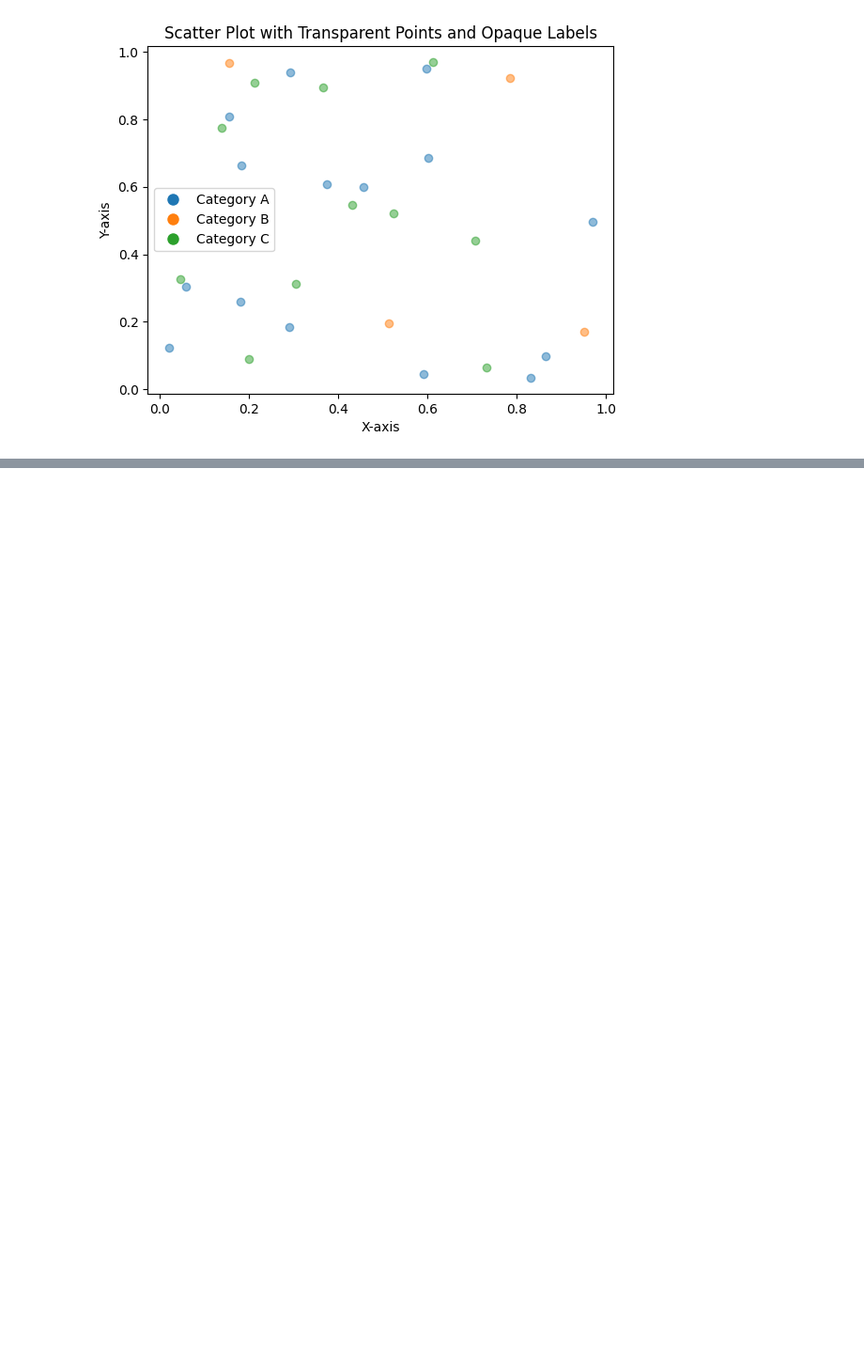
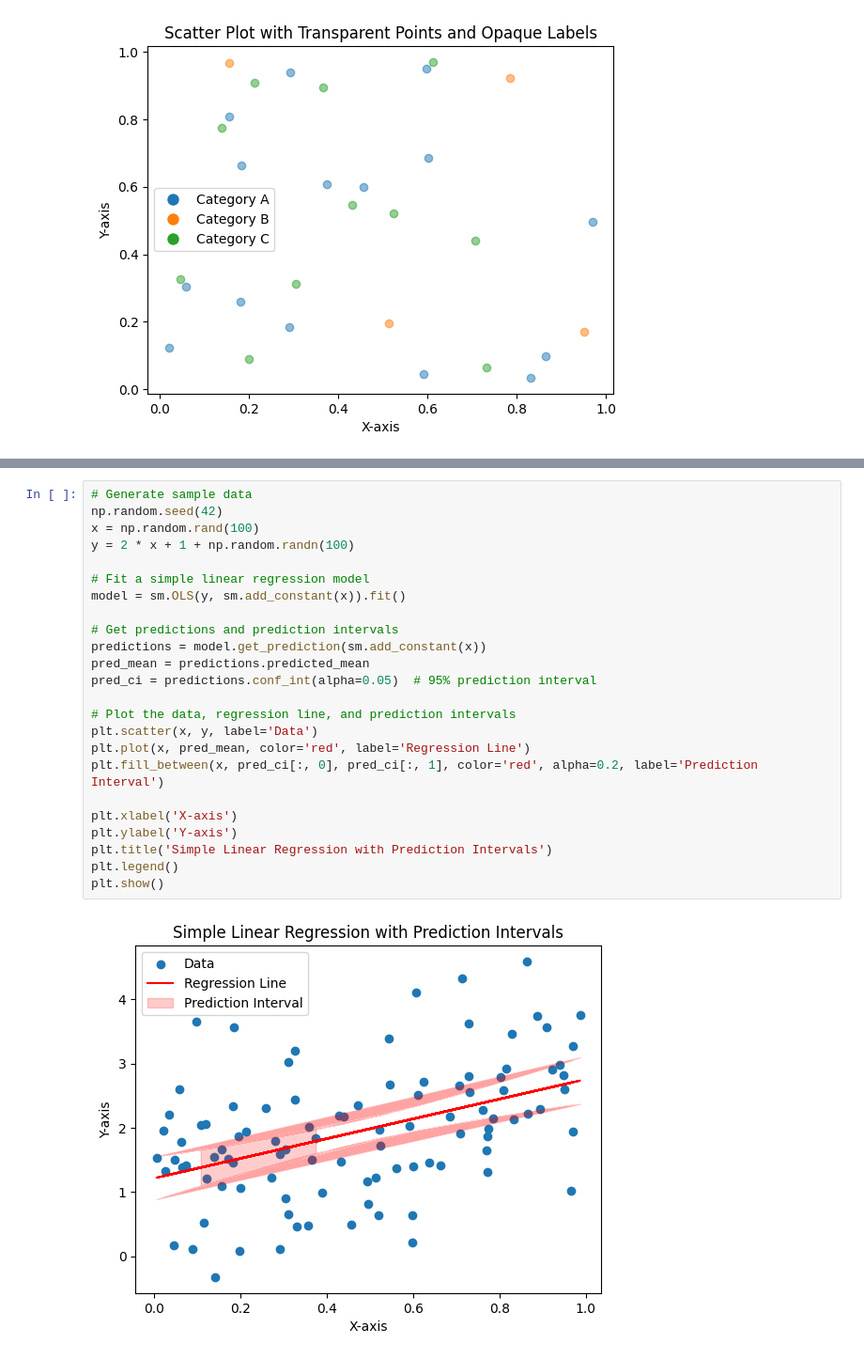
Before and after one commit to sebalexsmith/MET2010, a Jupyter notebook: Semester Assignment/Beginnings.ipynb, the cells around one changed output, grey strips where cells are left out. Shown: that part at 94% size. Drawn from its saved outputs; the diff is of its cells as text; blank space fills up the shorter version.

```diff
--- a/Semester Assignment/Beginnings.ipynb
+++ b/Semester Assignment/Beginnings.ipynb
@@ -236,0 +274,26 @@ plt.show()
+# %%
+# Generate sample data
+np.random.seed(42)
+x = np.random.rand(100)
+y = 2 * x + 1 + np.random.randn(100)
+
+# Fit a simple linear regression model
+model = sm.OLS(y, sm.add_constant(x)).fit()
+
+# Get predictions and prediction intervals
+predictions = model.get_prediction(sm.add_constant(x))
+pred_mean = predictions.predicted_mean
+pred_ci = predictions.conf_int(alpha=0.05)  # 95% prediction interval
+
+# Plot the data, regression line, and prediction intervals
+plt.scatter(x, y, label='Data')
+plt.plot(x, pred_mean, color='red', label='Regression Line')
+plt.fill_between(x, pred_ci[:, 0], pred_ci[:, 1], color='red', alpha=0.2, label='Prediction Interval')
+
+plt.xlabel('X-axis')
+plt.ylabel('Y-axis')
+plt.title('Simple Linear Regression with Prediction Intervals')
+plt.legend()
+plt.show()
+# %% [output]
+[figure, added]
```
Also changed, not shown: parts of 4 cells of this notebook, 2 other files.
